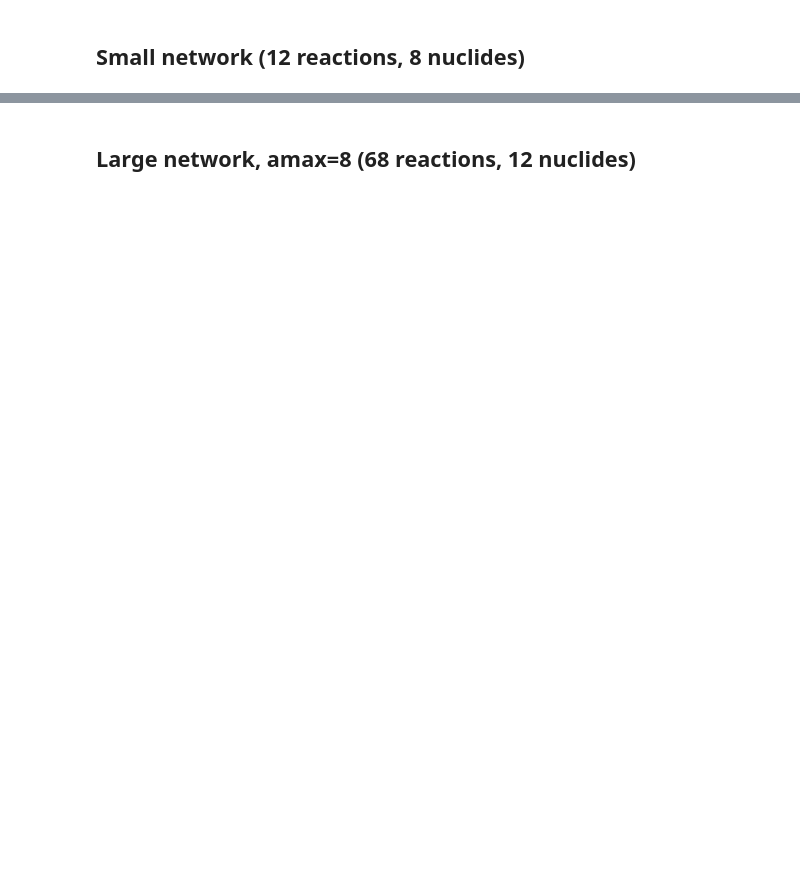
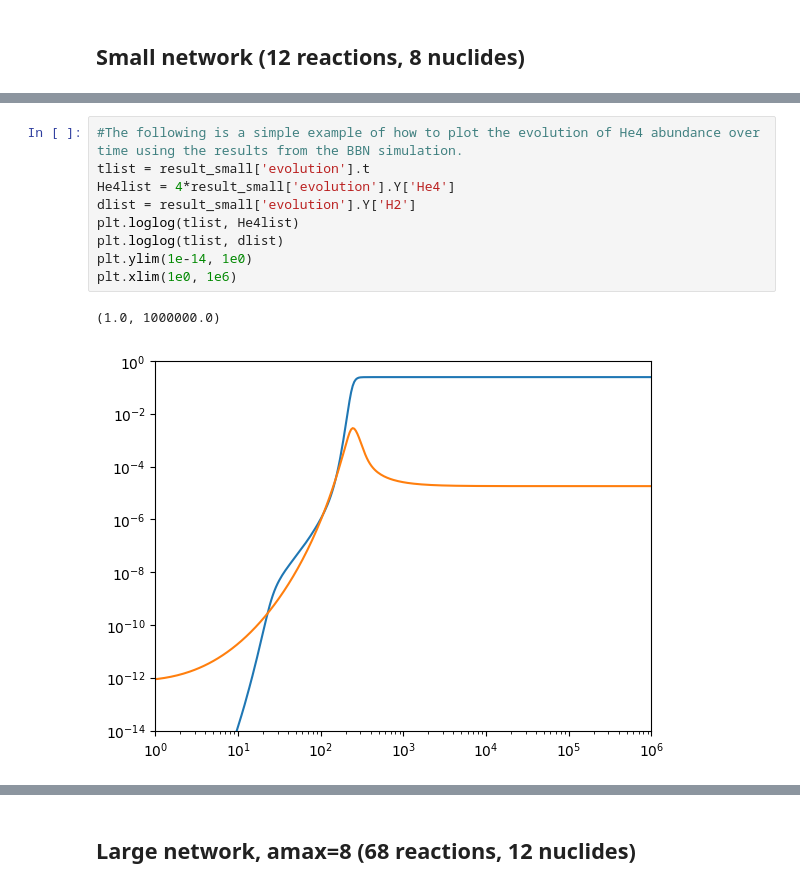
Before and after one commit to CyrilPitrou/pyprimat, a Jupyter notebook: notebooks/AbundanceEvolution.ipynb, the cells around one changed output, grey strips where cells are left out. Cells and saved outputs as stored; diff of their text form; blank space fills up the shorter version.

```diff
--- a/notebooks/AbundanceEvolution.ipynb
+++ b/notebooks/AbundanceEvolution.ipynb
@@ -53 +62,13 @@ r_small = PRIMAT({'network': 'small', 'verbose': True})
+# %%
+#The following is a simple example of how to plot the evolution of He4 abundance over time using the results from the BBN simulation.
+tlist = result_small['evolution'].t
+He4list = 4*result_small['evolution'].Y['He4']
+dlist = result_small['evolution'].Y['H2']
+plt.loglog(tlist, He4list)
+plt.loglog(tlist, dlist)
+plt.ylim(1e-14, 1e0)
+plt.xlim(1e0, 1e6)
+# %% [output]
+(1.0, 1000000.0)
+[figure, added]
 # %%
```
Also changed, not shown: parts of 12 cells of this notebook, 9 other files.
